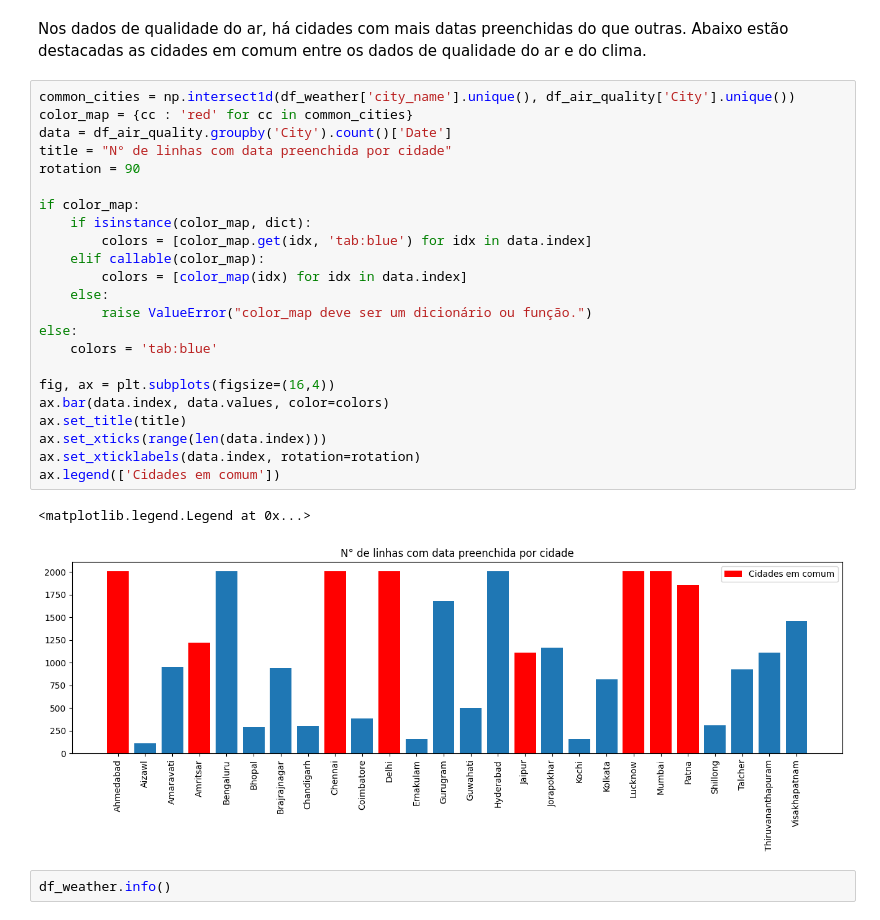
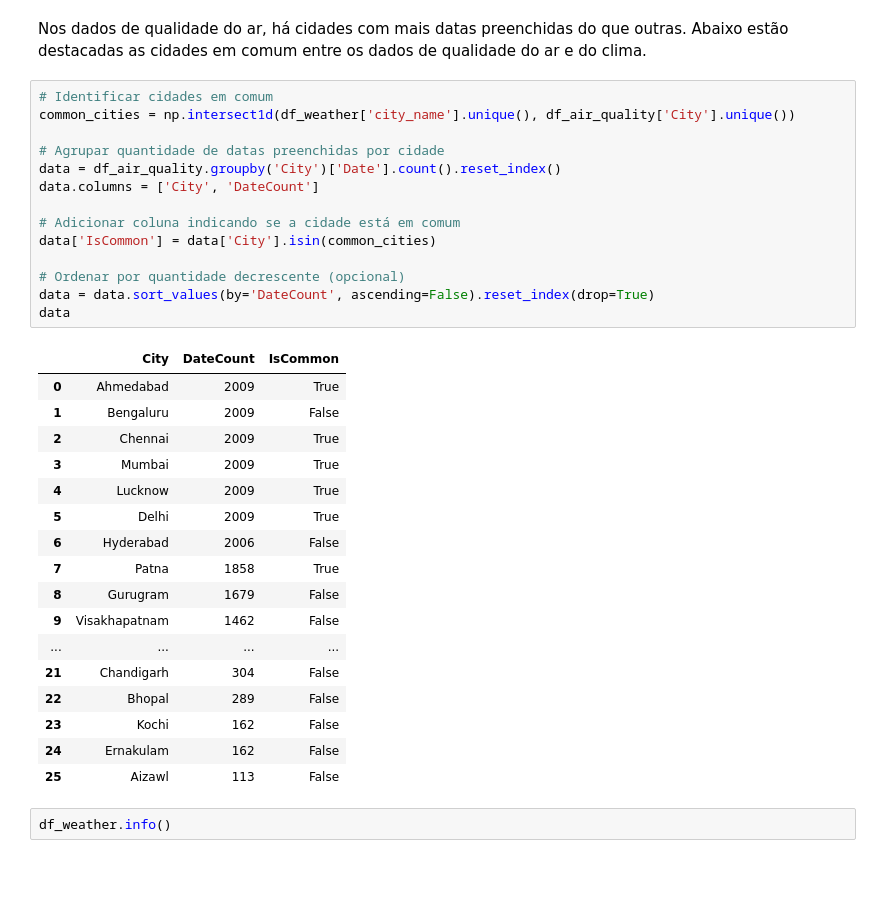
Before and after one commit to raphaelramosds/dca3501-project, a Jupyter notebook: assignments/Trabalho 1 - Parte I - Projeto de Analise de Dados.ipynb, the cells around one changed output. Cells and saved outputs as stored; diff of their text form; blank space fills up the shorter version.

```diff
--- a/assignments/Trabalho 1 - Parte I - Projeto de Analise de Dados.ipynb
+++ b/assignments/Trabalho 1 - Parte I - Projeto de Analise de Dados.ipynb
@@ -126,31 +126,37 @@ memory usage: 3.6+ MB
 # %% [markdown]
 Nos dados de qualidade do ar, há cidades com mais datas preenchidas do que outras. Abaixo estão destacadas as cidades em comum entre os dados de qualidade do ar e do clima.
 # %%
+# Identificar cidades em comum
 common_cities = np.intersect1d(df_weather['city_name'].unique(), df_air_quality['City'].unique())
-color_map = {cc : 'red' for cc in common_cities}
-data = df_air_quality.groupby('City').count()['Date']
-title = "N° de linhas com data preenchida por cidade"
-rotation = 90
 
-if color_map:
-    if isinstance(color_map, dict):
-        colors = [color_map.get(idx, 'tab:blue') for idx in data.index]
-    elif callable(color_map):
-        colors = [color_map(idx) for idx in data.index]
-    else:
-        raise ValueError("color_map deve ser um dicionário ou função.")
-else:
-    colors = 'tab:blue'
+# Agrupar quantidade de datas preenchidas por cidade
+data = df_air_quality.groupby('City')['Date'].count().reset_index()
+data.columns = ['City', 'DateCount']
 
-fig, ax = plt.subplots(figsize=(16,4))
-ax.bar(data.index, data.values, color=colors)
-ax.set_title(title)
-ax.set_xticks(range(len(data.index)))
-ax.set_xticklabels(data.index, rotation=rotation)
-ax.legend(['Cidades em comum'])
+# Adicionar coluna indicando se a cidade está em comum
+data['IsCommon'] = data['City'].isin(common_cities)
+
+# Ordenar por quantidade decrescente (opcional)
+data = data.sort_values(by='DateCount', ascending=False).reset_index(drop=True)
+data
 # %% [output]
-<matplotlib.legend.Legend at 0x...>
-[figure, removed]
+|  | City | DateCount | IsCommon |
+| 0 | Ahmedabad | 2009 | True |
+| 1 | Bengaluru | 2009 | False |
+| 2 | Chennai | 2009 | True |
+| 3 | Mumbai | 2009 | True |
+| 4 | Lucknow | 2009 | True |
+| 5 | Delhi | 2009 | True |
+| 6 | Hyderabad | 2006 | False |
+| 7 | Patna | 1858 | True |
+| 8 | Gurugram | 1679 | False |
+| 9 | Visakhapatnam | 1462 | False |
+| ... | ... | ... | ... |
+| 21 | Chandigarh | 304 | False |
+| 22 | Bhopal | 289 | False |
+| 23 | Kochi | 162 | False |
+| 24 | Ernakulam | 162 | False |
+| 25 | Aizawl | 113 | False |
 # %%
 df_weather.info()
 # %% [output]
```
Also changed, not shown: parts of 2 cells of this notebook.
